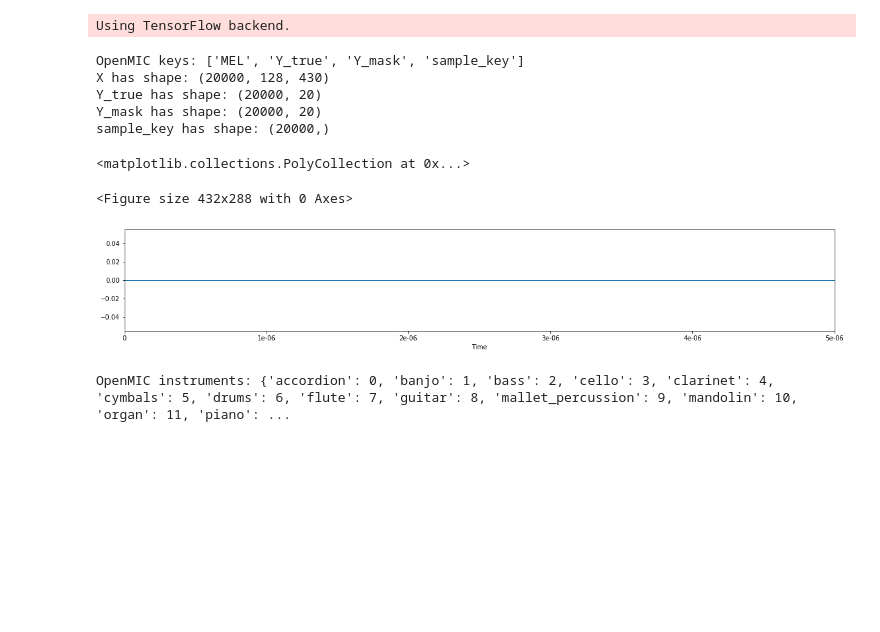
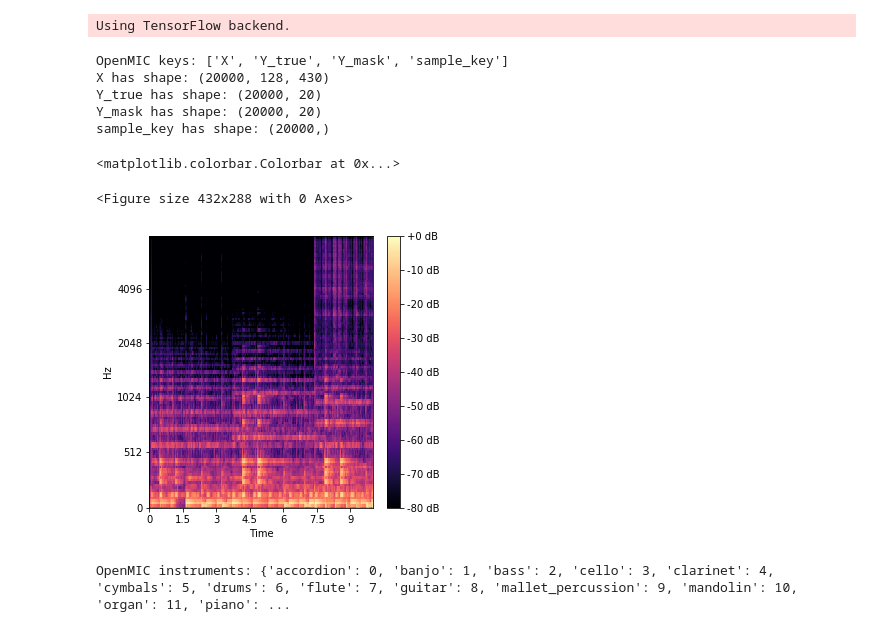
Before and after one commit to jhamrak/instrument-recognition-lab, a Jupyter notebook: sandbox.ipynb, the cells around one changed output. Cells and saved outputs as stored; diff of their text form; code cells hidden in the pictures; blank space fills up the shorter version.

```diff
--- a/sandbox.ipynb
+++ b/sandbox.ipynb
@@ -33,27 +33,32 @@ THRESHOLD = 0.5
 
 OPENMIC = np.load(os.path.join(DATA_DIR, 'openmic-mel.npz'), allow_pickle=True)
 print('OpenMIC keys: ' + str(list(OPENMIC.keys())))
-X, Y_true, Y_mask, sample_key = OPENMIC['MEL'], OPENMIC['Y_true'], OPENMIC['Y_mask'], OPENMIC['sample_key']
+X, Y_true, Y_mask, sample_key = OPENMIC['X'], OPENMIC['Y_true'], OPENMIC['Y_mask'], OPENMIC['sample_key']
 print('X has shape: ' + str(X.shape))
 print('Y_true has shape: ' + str(Y_true.shape))
 print('Y_mask has shape: ' + str(Y_mask.shape))
 print('sample_key has shape: ' + str(sample_key.shape))
 # %% [output]
-OpenMIC keys: ['MEL', 'Y_true', 'Y_mask', 'sample_key']
+OpenMIC keys: ['X', 'Y_true', 'Y_mask', 'sample_key']
 X has shape: (20000, 128, 430)
 Y_true has shape: (20000, 20)
 Y_mask has shape: (20000, 20)
 sample_key has shape: (20000,)
 # %%
-audio, sr = lb.load(lb.util.example_audio_file(), duration=0.0001)
+y, sr = lb.load(lb.util.example_audio_file(), duration = 10)
+S = librosa.feature.melspectrogram(y=y, sr=sr)
 plt.figure()
-plt.figure(figsize=(20,10))
-plt.subplot(3, 1, 1)
-librosa.display.waveplot(audio, sr=200000)
+plt.figure(figsize=(5,5))
+plt.subplot(1, 1, 1)
+S_dB = librosa.power_to_db(S, ref=np.max)
+librosa.display.specshow(S_dB, x_axis='time',
+                         y_axis='mel', sr=sr,
+                         fmax=8000)
+plt.colorbar(format='%+2.0f dB')
 # %% [output]
-<matplotlib.collections.PolyCollection at 0x...>
+<matplotlib.colorbar.Colorbar at 0x...>
 <Figure size 432x288 with 0 Axes>
-[figure, old version]
+[figure, new version]
 # %%
 # LOAD LABELS
 
```
Also changed, not shown: 8 other files.
